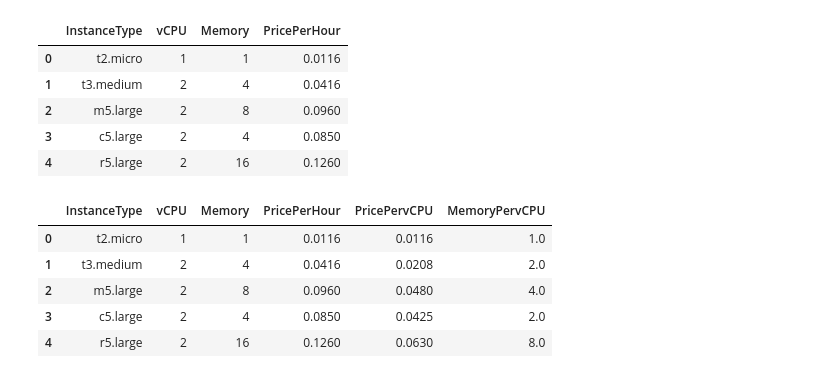
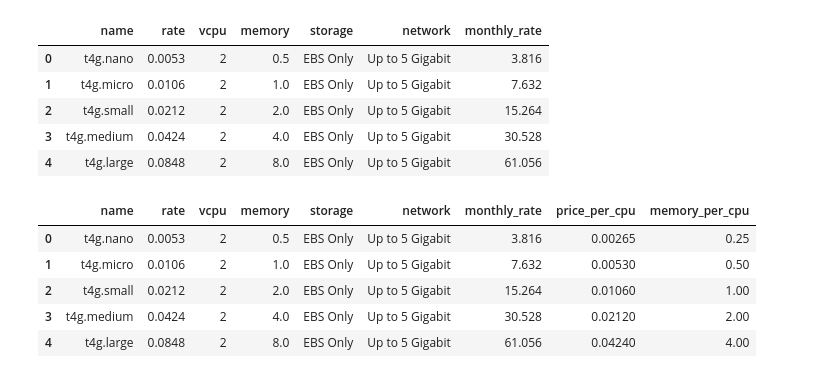
Before and after one commit to ridzuan5757/k8s, a Jupyter notebook: jupyter/ec2-pricing.ipynb, the cells around one changed output. Cells and saved outputs as stored; diff of their text form; code cells hidden in the pictures.

```diff
--- a/jupyter/ec2-pricing.ipynb
+++ b/jupyter/ec2-pricing.ipynb
@@ -12,26 +10,28 @@ data = {
     'PricePerHour': [0.0116, 0.0416, 0.096, 0.085, 0.126]  # in USD
 }
 # %%
-df = pd.DataFrame(data)
-df
+df = pd.read_csv('ec2.csv')
+df['memory'] = df['memory'].str.replace(' GiB', '').astype(float)
+df['monthly_rate'] = df['rate'] * 24 * 30
+df.head()
 # %% [output]
-|  | InstanceType | vCPU | Memory | PricePerHour |
-| 0 | t2.micro | 1 | 1 | 0.0116 |
-| 1 | t3.medium | 2 | 4 | 0.0416 |
-| 2 | m5.large | 2 | 8 | 0.0960 |
-| 3 | c5.large | 2 | 4 | 0.0850 |
-| 4 | r5.large | 2 | 16 | 0.1260 |
+|  | name | rate | vcpu | memory | storage | network | monthly_rate |
+| 0 | t4g.nano | 0.0053 | 2 | 0.5 | EBS Only | Up to 5 Gigabit | 3.816 |
+| 1 | t4g.micro | 0.0106 | 2 | 1.0 | EBS Only | Up to 5 Gigabit | 7.632 |
+| 2 | t4g.small | 0.0212 | 2 | 2.0 | EBS Only | Up to 5 Gigabit | 15.264 |
+| 3 | t4g.medium | 0.0424 | 2 | 4.0 | EBS Only | Up to 5 Gigabit | 30.528 |
+| 4 | t4g.large | 0.0848 | 2 | 8.0 | EBS Only | Up to 5 Gigabit | 61.056 |
 # %%
-df['PricePervCPU'] = df['PricePerHour'] / df['vCPU']
-df['MemoryPervCPU'] = df['Memory'] / df['vCPU']
-df
+df['price_per_cpu'] = df['rate'] / df['vcpu']
+df['memory_per_cpu'] = df['memory'] / df['vcpu']
+df.head()
 # %% [output]
-|  | InstanceType | vCPU | Memory | PricePerHour | PricePervCPU | MemoryPervCPU |
-| 0 | t2.micro | 1 | 1 | 0.0116 | 0.0116 | 1.0 |
-| 1 | t3.medium | 2 | 4 | 0.0416 | 0.0208 | 2.0 |
-| 2 | m5.large | 2 | 8 | 0.0960 | 0.0480 | 4.0 |
-| 3 | c5.large | 2 | 4 | 0.0850 | 0.0425 | 2.0 |
-| 4 | r5.large | 2 | 16 | 0.1260 | 0.0630 | 8.0 |
+|  | name | rate | vcpu | memory | storage | network | monthly_rate | price_per_cpu | memory_per_cpu |
+| 0 | t4g.nano | 0.0053 | 2 | 0.5 | EBS Only | Up to 5 Gigabit | 3.816 | 0.00265 | 0.25 |
+| 1 | t4g.micro | 0.0106 | 2 | 1.0 | EBS Only | Up to 5 Gigabit | 7.632 | 0.00530 | 0.50 |
+| 2 | t4g.small | 0.0212 | 2 | 2.0 | EBS Only | Up to 5 Gigabit | 15.264 | 0.01060 | 1.00 |
+| 3 | t4g.medium | 0.0424 | 2 | 4.0 | EBS Only | Up to 5 Gigabit | 30.528 | 0.02120 | 2.00 |
+| 4 | t4g.large | 0.0848 | 2 | 8.0 | EBS Only | Up to 5 Gigabit | 61.056 | 0.04240 | 4.00 |
 # %%
 def recommend_instance(vcpu_required, memory_required, max_price_per_hour):
     # Filter based on vCPU, Memory, and Price
```
Also changed, not shown: parts of 7 cells of this notebook, 13 other files.
